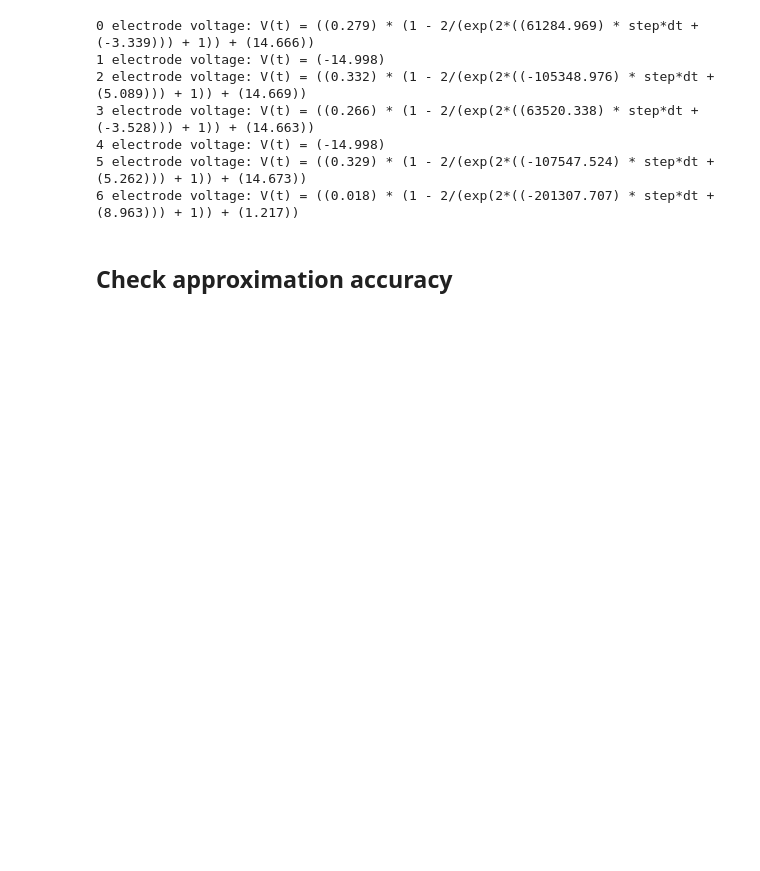
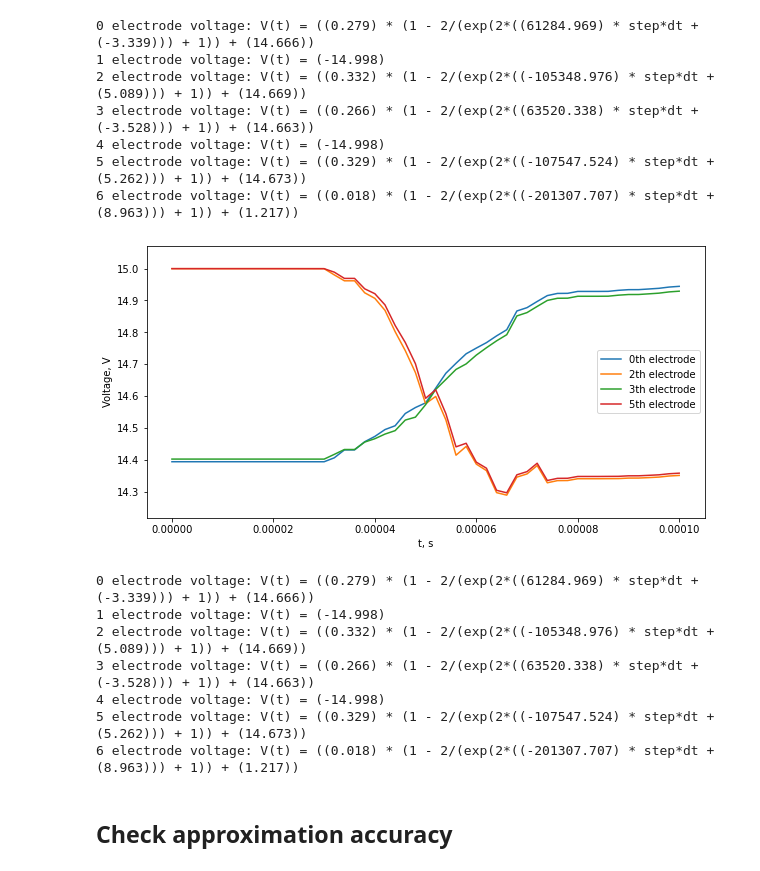
Before and after one commit to underforestaaa/Sion, a Jupyter notebook: examples/linear_shuttling.ipynb, the cells around one changed output. Drawn from its saved outputs; the diff is of its cells as text; code cells hidden in the pictures; blank space fills up the shorter version.

Commit message:
Add linear shuttling

```diff
--- a/examples/linear_shuttling.ipynb
+++ b/examples/linear_shuttling.ipynb
@@ -45,13 +45,8 @@ boardwidth = 0  # width of gaps between electrodes
 rftop = 300  # width of top rf electrode, not including width of central electrode
 rflength = 20000  # length of rf electrodes
 rfbottom = 300  # width of bottom rf electrode
-patternTop = 1  # number of groups of Top dc electrodes, defined in DCtop. if None then = 1
-patternBot = 1  # same for bottom dcs
-getCoordinate = None  # If not None, writes a file with coordinates of vertexes of electrodes
-gapped = 0  # gaps between central DC electrode and RF lines
-cheight = 1000  # height of the grounded cover electrode plane
-cmax = 0  # order of the expansion of cover potential. if 0 - coder not considered, if 5 - considered with optimal precision
-elec, Numb, s = sn.FiveWireTrap(Urf, DCtop ,DCbottom, cwidth, clength, boardwidth, rftop, rflength, rfbottom, patternTop, patternBot, getCoordinate, gapped, cheight, cmax,1)
+
+s, RF_coordinates, DC_coordinates = sn.five_wire_trap_design(Urf, DCtop ,DCbottom, cwidth, clength, boardwidth, rftop, rflength, rfbottom, need_coordinates = True, need_plot = True)
 
 x0 = np.array(s.minimum((0., 2, 3), axis=(0, 1, 2), coord=np.identity(3), method="Newton-CG"))
 x0 = x0 - np.array([5, 0, 0])
@@ -69,7 +64,7 @@ uz = 1*np.array(u_cal[3])
 
 ## # Define the voltage set for confinement in x-direction
 u_set = [0]
-for i in range(Numb):
+for i in range(len(DC_coordinates)):
     u_set.append(uxx[i])
 u_set = 15*np.array(u_set)/np.max(np.abs(u_set))
 print(list(u_set))
@@ -206,7 +201,7 @@ res = 50
 L = 1e-6
 
 start_time = time.time()
-voltage_seq = sn.linear_shuttling_voltage(s, x0, d, T, N, u_set, vmin, vmax, res, L)
+voltage_seq = sn.linear_shuttling_voltage(s, x0, d, T, N, u_set, vmin = vmin, vmax = vmax, res = res, L = L)
 print("Optimization took:", time.time()-start_time, "seconds")
 
 # we wish to obtain the following function of x(t)
@@ -305,6 +300,41 @@ for i, fun in enumerate(funcs):
 4 electrode voltage: V(t) = (-14.998)
 5 electrode voltage: V(t) = ((0.329) * (1 - 2/(exp(2*((-107547.524) * step*dt + (5.262))) + 1)) + (14.673))
 6 electrode voltage: V(t) = ((0.018) * (1 - 2/(exp(2*((-201307.707) * step*dt + (8.963))) + 1)) + (1.217))
+# %%
+# real voltage sequences
+fig = plt.figure(figsize = [10,5])
+limit_max = []
+limit_min = []
+for i,seq in enumerate(voltage_seq):
+    if i == 0 or i == 2 or i == 3 or i == 5:
+        st = str(i)
+        plt.plot(np.arange(res+1)*T/res, seq, label = st+'th electrode')
+        limit_max.append(np.max(seq))
+        limit_min.append(np.min(seq))
+
+m = np.min(np.array(limit_min))
+M = np.max(np.array(limit_max))
+
+plt.xlabel('t, s')
+plt.ylabel('Voltage, V')
+plt.ylim(m-0.1*(M-m),M+0.1*(M-m))
+
+plt.legend()
+plt.show()
+
+# finding analytic functions
+funcs = sn.approx_shuttling(voltage_seq, T, res)
+for i, fun in enumerate(funcs):
+    print(i, 'electrode voltage: V(t) =', fun)
+# %% [output]
+[figure, added]
+0 electrode voltage: V(t) = ((0.279) * (1 - 2/(exp(2*((61284.969) * step*dt + (-3.339))) + 1)) + (14.666))
+1 electrode voltage: V(t) = (-14.998)
+2 electrode voltage: V(t) = ((0.332) * (1 - 2/(exp(2*((-105348.976) * step*dt + (5.089))) + 1)) + (14.669))
+3 electrode voltage: V(t) = ((0.266) * (1 - 2/(exp(2*((63520.338) * step*dt + (-3.528))) + 1)) + (14.663))
+4 electrode voltage: V(t) = (-14.998)
+5 electrode voltage: V(t) = ((0.329) * (1 - 2/(exp(2*((-107547.524) * step*dt + (5.262))) + 1)) + (14.673))
+6 electrode voltage: V(t) = ((0.018) * (1 - 2/(exp(2*((-201307.707) * step*dt + (8.963))) + 1)) + (1.217))
 # %% [markdown]
 ## Check approximation accuracy
 # %%
```
Also changed, not shown: parts of 3 cells of this notebook.
